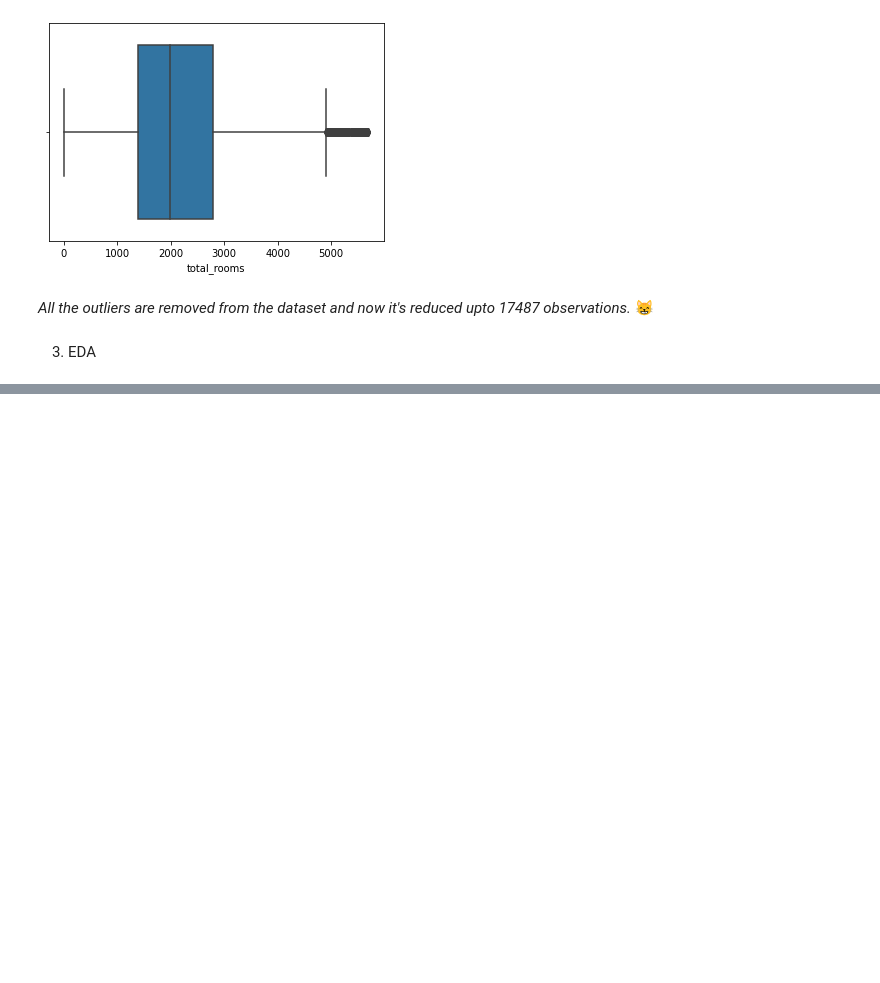
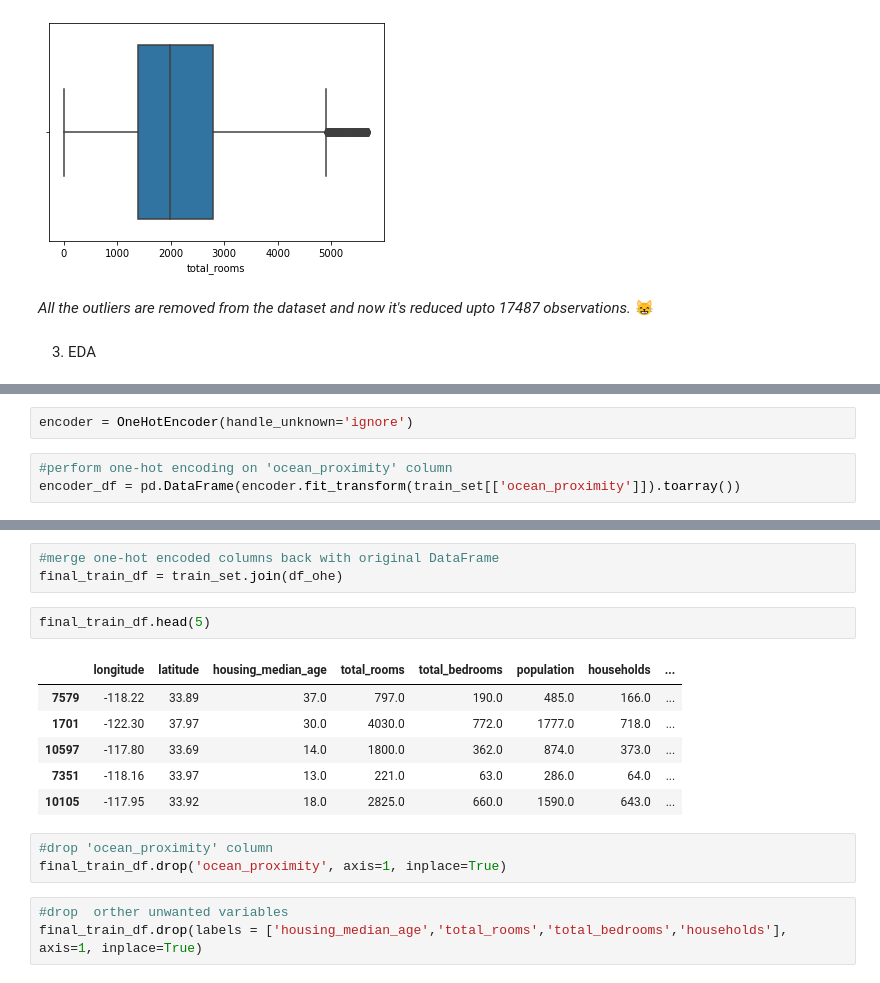
Before and after one commit to AyomiUpeksha/House-Price-Prediction, a Jupyter notebook: House_Price_Prediction.ipynb, the cells around one changed output, grey strips where cells are left out. Saved outputs shown, nothing was run; the diff lists cells and outputs as text; blank space fills up the shorter version.

```diff
--- a/House_Price_Prediction.ipynb
+++ b/House_Price_Prediction.ipynb
@@ -271,0 +405,5 @@ sns.boxplot(x=new_df['total_rooms'])  # compare the plot with previous one
+# %%
+encoder = OneHotEncoder(handle_unknown='ignore')
+# %%
+#perform one-hot encoding on 'ocean_proximity' column
+encoder_df = pd.DataFrame(encoder.fit_transform(train_set[['ocean_proximity']]).toarray())
@@ -271,0 +429,18 @@ sns.boxplot(x=new_df['total_rooms'])  # compare the plot with previous one
+# %%
+#merge one-hot encoded columns back with original DataFrame
+final_train_df = train_set.join(df_ohe)
+# %%
+final_train_df.head(5)
+# %% [output]
+|  | longitude | latitude | housing_median_age | total_rooms | total_bedrooms | population | households | ... |
+| 7579 | -118.22 | 33.89 | 37.0 | 797.0 | 190.0 | 485.0 | 166.0 | ... |
+| 1701 | -122.30 | 37.97 | 30.0 | 4030.0 | 772.0 | 1777.0 | 718.0 | ... |
+| 10597 | -117.80 | 33.69 | 14.0 | 1800.0 | 362.0 | 874.0 | 373.0 | ... |
+| 7351 | -118.16 | 33.97 | 13.0 | 221.0 | 63.0 | 286.0 | 64.0 | ... |
+| 10105 | -117.95 | 33.92 | 18.0 | 2825.0 | 660.0 | 1590.0 | 643.0 | ... |
+# %%
+#drop 'ocean_proximity' column
+final_train_df.drop('ocean_proximity', axis=1, inplace=True)
+# %%
+#drop  orther unwanted variables
+final_train_df.drop(labels = ['housing_median_age','total_rooms','total_bedrooms','households'], axis=1, inplace=True)
```
Also changed, not shown: parts of 27 cells of this notebook.
